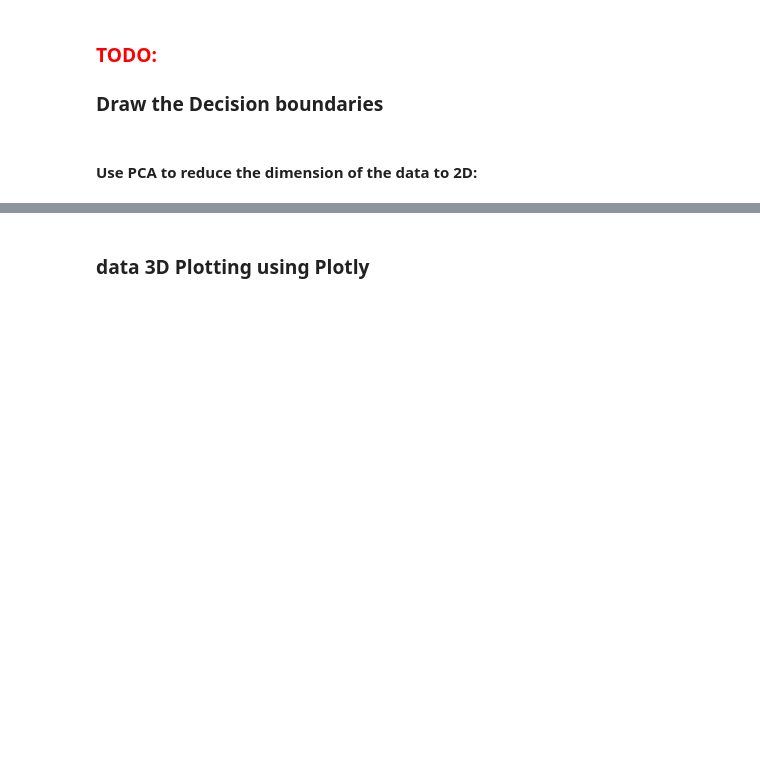
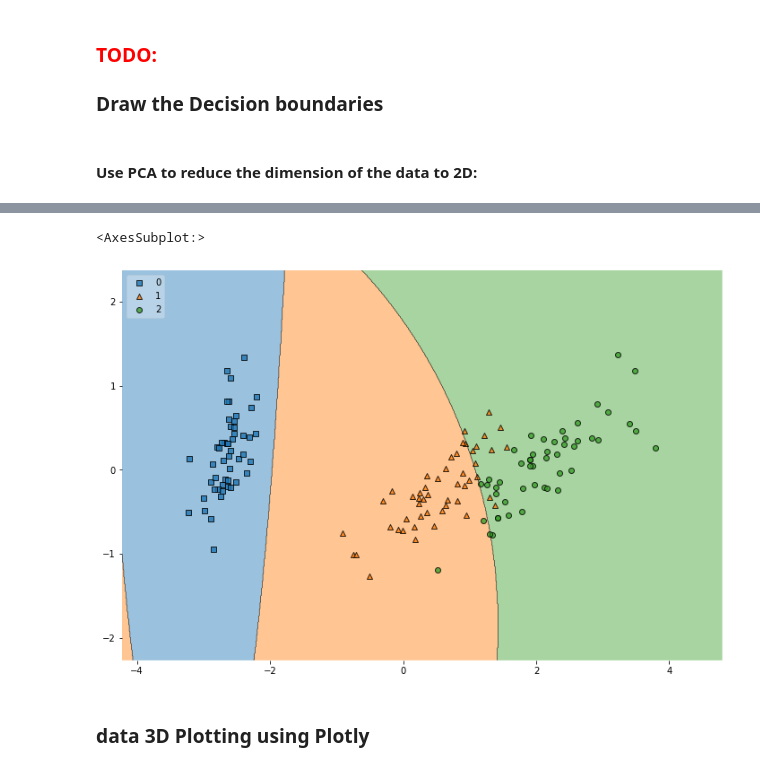
Before and after one commit to miraehab/Iris-Flower-Classification, a Jupyter notebook: notebook.ipynb, the cells around one changed output, grey strips where cells are left out. Drawn from its saved outputs; the diff is of its cells as text; code cells hidden in the pictures; blank space fills up the shorter version.

```diff
--- a/notebook.ipynb
+++ b/notebook.ipynb
@@ -209,3 +222,9 @@ plt.show()
+# %%
+plt.figure(figsize=(12, 8))
+plot_decision_regions(np.array(X), np.array(Y), clf=gnb_plot_pca, legend=2)
+# %% [output]
+<AxesSubplot:>
+[figure, added]
 # %% [markdown]
 <h3>data 3D Plotting using Plotly</h3>
 # %%
```
Also changed, not shown: parts of 12 cells of this notebook.
